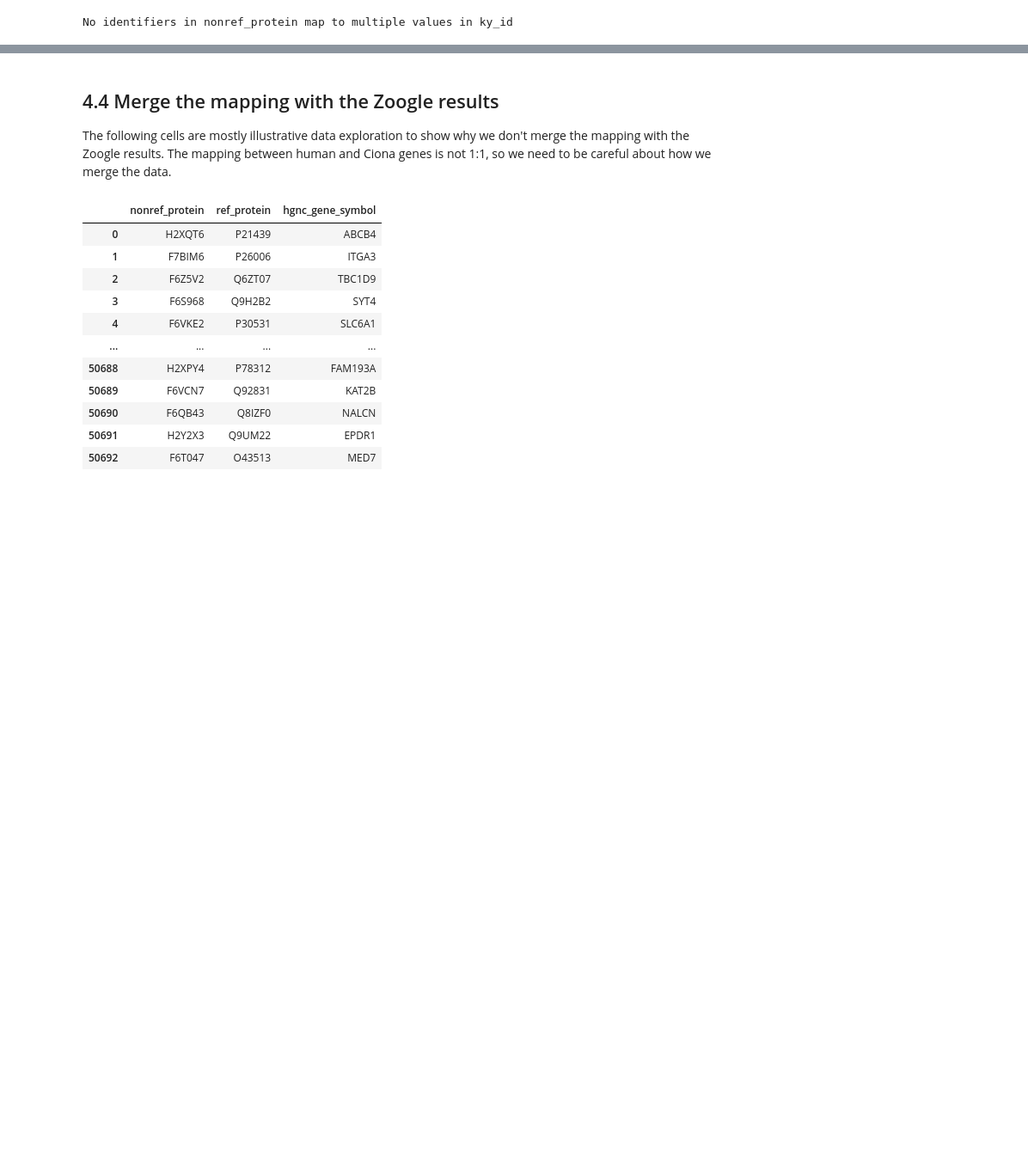
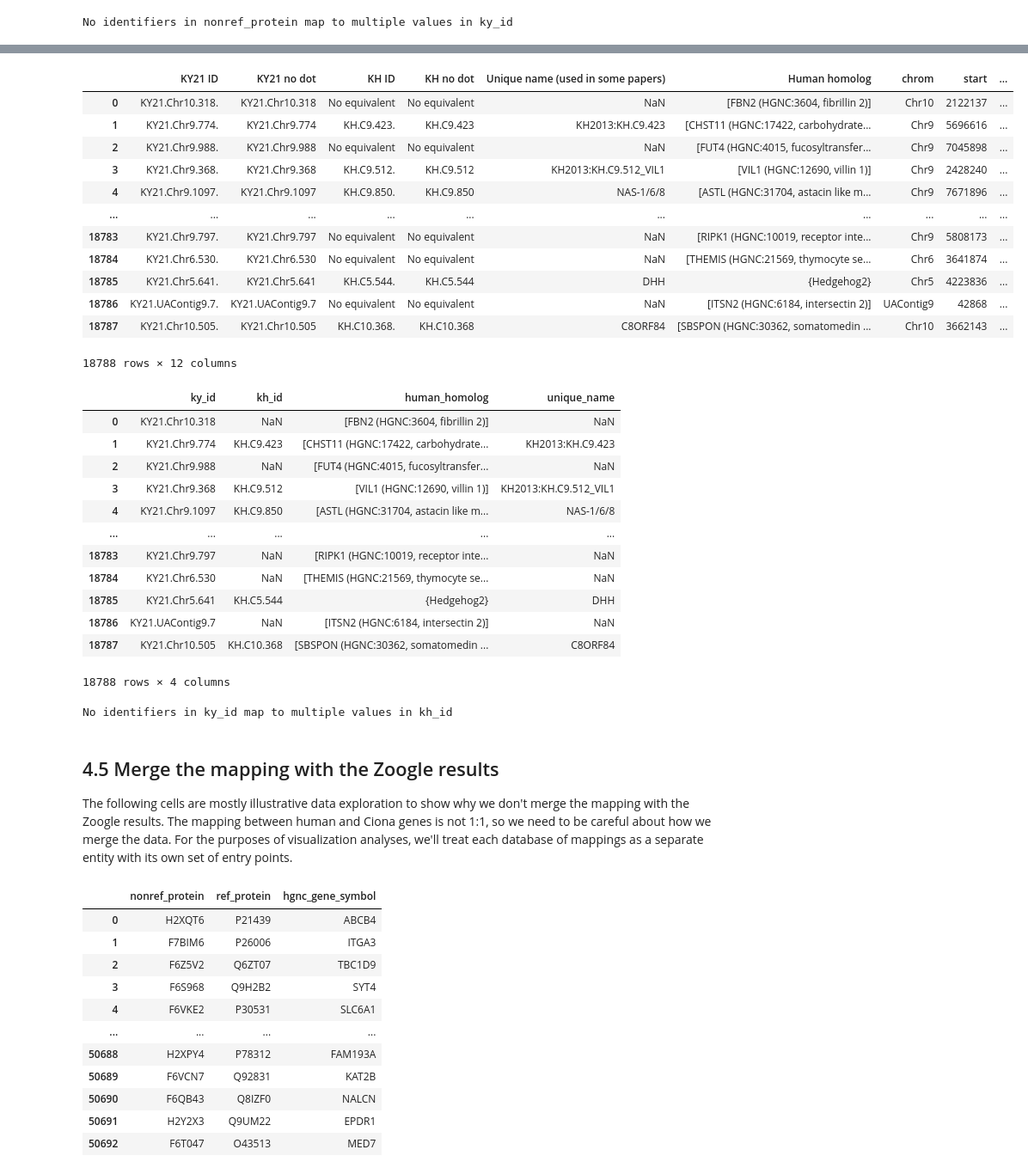
Before and after one commit to Arcadia-Science/2025-zoogle-experiments, a Jupyter notebook: notebooks/Ciona-intestinalis/4_ciona-blast-processing.ipynb, the cells around one changed output, grey strips where cells are left out. Shown at 86% size. Drawn from its saved outputs; the diff is of its cells as text; code cells hidden in the pictures; blank space fills up the shorter version.

Commit message:
add processing of xlsx file

```diff
--- a/notebooks/Ciona-intestinalis/4_ciona-blast-processing.ipynb
+++ b/notebooks/Ciona-intestinalis/4_ciona-blast-processing.ipynb
@@ -131,7 +136,59 @@ No identifiers in nonref_protein map to multiple values in ky_id
+# %%
+ky_kh_map = pd.read_excel(data_dir / "KY21-KH-table.xlsx")
+display(ky_kh_map)
+
+ky_kh_map = ky_kh_map[
+    ["KY21 no dot", "KH no dot", "Human homolog", "Unique name (used in some papers)"]
+].rename(
+    columns={
+        "KY21 no dot": "ky_id",
+        "KH no dot": "kh_id",
+        "Human homolog": "human_homolog",
+        "Unique name (used in some papers)": "unique_name",
+    }
+)
+ky_kh_map.replace("No equivalent", np.nan, inplace=True)
+display(ky_kh_map)
+
+zt.utils.check_many_to_many_mappings(ky_kh_map, "ky_id", "kh_id")
+
+ky_kh_map.to_csv(
+    data_dir / "ciona_ky_kh_map.tsv",
+    sep="\t",
+    index=False,
+)
+# %% [output]
+|  | KY21 ID | KY21 no dot | KH ID | KH no dot | Unique name (used in some papers) | Human homolog | chrom | start | ... |
+| 0 | KY21.Chr10.318. | KY21.Chr10.318 | No equivalent | No equivalent | NaN | [FBN2 (HGNC:3604, fibrillin 2)] | Chr10 | 2122137 | ... |
+| 1 | KY21.Chr9.774. | KY21.Chr9.774 | KH.C9.423. | KH.C9.423 | KH2013:KH.C9.423 | [CHST11 (HGNC:17422, carbohydrate... | Chr9 | 5696616 | ... |
+| 2 | KY21.Chr9.988. | KY21.Chr9.988 | No equivalent | No equivalent | NaN | [FUT4 (HGNC:4015, fucosyltransfer... | Chr9 | 7045898 | ... |
+| 3 | KY21.Chr9.368. | KY21.Chr9.368 | KH.C9.512. | KH.C9.512 | KH2013:KH.C9.512_VIL1 | [VIL1 (HGNC:12690, villin 1)] | Chr9 | 2428240 | ... |
+| 4 | KY21.Chr9.1097. | KY21.Chr9.1097 | KH.C9.850. | KH.C9.850 | NAS-1/6/8 | [ASTL (HGNC:31704, astacin like m... | Chr9 | 7671896 | ... |
+| ... | ... | ... | ... | ... | ... | ... | ... | ... | ... |
+| 18783 | KY21.Chr9.797. | KY21.Chr9.797 | No equivalent | No equivalent | NaN | [RIPK1 (HGNC:10019, receptor inte... | Chr9 | 5808173 | ... |
+| 18784 | KY21.Chr6.530. | KY21.Chr6.530 | No equivalent | No equivalent | NaN | [THEMIS (HGNC:21569, thymocyte se... | Chr6 | 3641874 | ... |
+| 18785 | KY21.Chr5.641. | KY21.Chr5.641 | KH.C5.544. | KH.C5.544 | DHH | {Hedgehog2} | Chr5 | 4223836 | ... |
+| 18786 | KY21.UAContig9.7. | KY21.UAContig9.7 | No equivalent | No equivalent | NaN | [ITSN2 (HGNC:6184, intersectin 2)] | UAContig9 | 42868 | ... |
+| 18787 | KY21.Chr10.505. | KY21.Chr10.505 | KH.C10.368. | KH.C10.368 | C8ORF84 | [SBSPON (HGNC:30362, somatomedin ... | Chr10 | 3662143 | ... |
+18788 rows × 12 columns
+|  | ky_id | kh_id | human_homolog | unique_name |
+| 0 | KY21.Chr10.318 | NaN | [FBN2 (HGNC:3604, fibrillin 2)] | NaN |
+| 1 | KY21.Chr9.774 | KH.C9.423 | [CHST11 (HGNC:17422, carbohydrate... | KH2013:KH.C9.423 |
+| 2 | KY21.Chr9.988 | NaN | [FUT4 (HGNC:4015, fucosyltransfer... | NaN |
+| 3 | KY21.Chr9.368 | KH.C9.512 | [VIL1 (HGNC:12690, villin 1)] | KH2013:KH.C9.512_VIL1 |
+| 4 | KY21.Chr9.1097 | KH.C9.850 | [ASTL (HGNC:31704, astacin like m... | NAS-1/6/8 |
+| ... | ... | ... | ... | ... |
+| 18783 | KY21.Chr9.797 | NaN | [RIPK1 (HGNC:10019, receptor inte... | NaN |
+| 18784 | KY21.Chr6.530 | NaN | [THEMIS (HGNC:21569, thymocyte se... | NaN |
+| 18785 | KY21.Chr5.641 | KH.C5.544 | {Hedgehog2} | DHH |
+| 18786 | KY21.UAContig9.7 | NaN | [ITSN2 (HGNC:6184, intersectin 2)] | NaN |
+| 18787 | KY21.Chr10.505 | KH.C10.368 | [SBSPON (HGNC:30362, somatomedin ... | C8ORF84 |
+18788 rows × 4 columns
+No identifiers in ky_id map to multiple values in kh_id
 # %% [markdown]
-## 4.4 Merge the mapping with the Zoogle results
+## 4.5 Merge the mapping with the Zoogle results
 
-The following cells are mostly illustrative data exploration to show why we don't merge the mapping with the Zoogle results. The mapping between human and Ciona genes is not 1:1, so we need to be careful about how we merge the data.
+The following cells are mostly illustrative data exploration to show why we don't merge the mapping with the Zoogle results. The mapping between human and Ciona genes is not 1:1, so we need to be careful about how we merge the data. For the purposes of visualization analyses, we'll treat each database of mappings as a separate entity with its own set of entry points.
 # %%
 ciona_zoogle_results = pd.read_csv(
     "../../data/2025-04-21-os-portal-reprocessed/per-nonref-species/Ciona-intestinalis.tsv",
```
Also changed, not shown: parts of 2 cells of this notebook.
